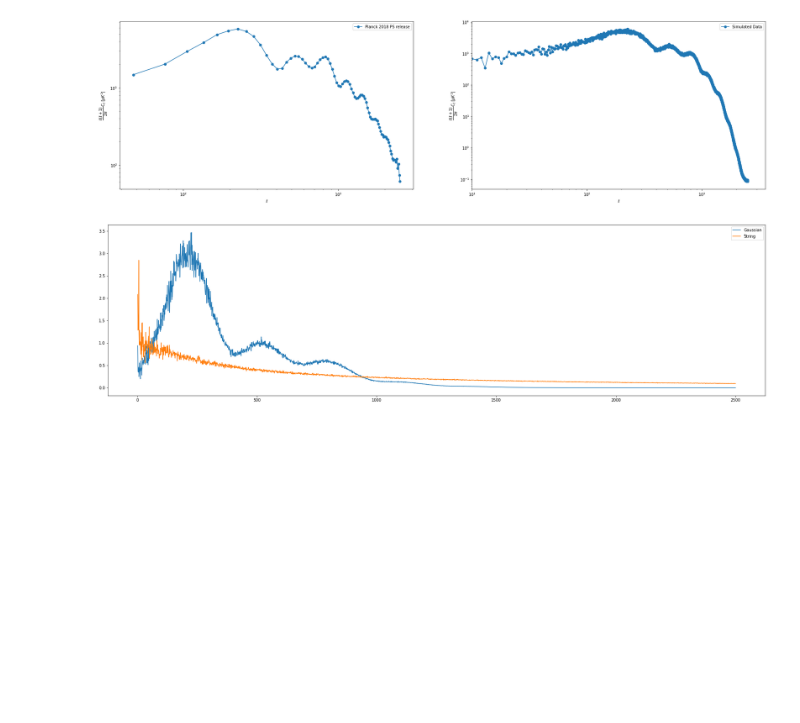
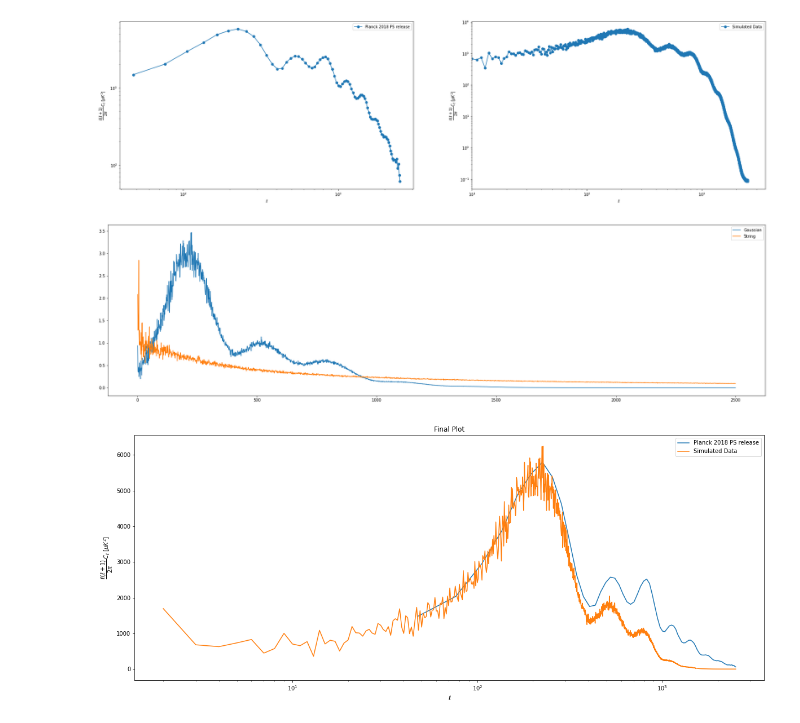
Before and after one commit to KumarDhruv/HealPy_Mollview, a Jupyter notebook: New.ipynb, the cells around one changed output. Saved outputs shown, nothing was run; the diff lists cells and outputs as text; code cells hidden in the pictures; blank space fills up the shorter version.

Commit message:
Final graph plotted

```diff
--- a/New.ipynb
+++ b/New.ipynb
@@ -131,10 +131,10 @@ plt.legend();
 !wget -O febecop_ffp10_lensed_scl_cmb_100_mc_0003.fits "http://pla.esac.esa.int/pla/aio/product-action?SIMULATED_MAP.FILE_ID=febecop_ffp10_lensed_scl_cmb_100_mc_0003.fits"
 !wget -O febecop_ffp10_lensed_scl_cmb_100_mc_0004.fits "http://pla.esac.esa.int/pla/aio/product-action?SIMULATED_MAP.FILE_ID=febecop_ffp10_lensed_scl_cmb_100_mc_0004.fits"
 # %%
-g0 = hp.read_map("/content/febecop_ffp10_lensed_scl_cmb_100_mc_0000.fits")
-g1 = hp.read_map("/content/febecop_ffp10_lensed_scl_cmb_100_mc_0001.fits")
-g2 = hp.read_map("/content/febecop_ffp10_lensed_scl_cmb_100_mc_0002.fits")
-g3 = hp.read_map("/content/febecop_ffp10_lensed_scl_cmb_100_mc_0003.fits")
-g4 = hp.read_map("/content/febecop_ffp10_lensed_scl_cmb_100_mc_0004.fits")
+g0 = hp.read_map("/content/febecop_ffp10_lensed_scl_cmb_100_mc_0000.fits",nest=1)
+g1 = hp.read_map("/content/febecop_ffp10_lensed_scl_cmb_100_mc_0001.fits",nest=1)
+g2 = hp.read_map("/content/febecop_ffp10_lensed_scl_cmb_100_mc_0002.fits",nest=1)
+g3 = hp.read_map("/content/febecop_ffp10_lensed_scl_cmb_100_mc_0003.fits",nest=1)
+g4 = hp.read_map("/content/febecop_ffp10_lensed_scl_cmb_100_mc_0004.fits",nest=1)
 # %%
 g_mean = (g0 + g1 + g2 + g3 + g4) / 5
@@ -142,0 +141,18 @@ g_mean = (g0 + g1 + g2 + g3 + g4) / 5
+# %%
+g_mean -= np.mean(g_mean)
+g_mean /= np.std(g_mean)
+# %%
+ll_gauss, cl_gauss = powering(g_mean, lmax = 2500)
+# %%
+plt.figure(figsize = (20, 8))
+D_l_str = cl_gauss[2:] * ll_gauss[2:] * (ll_gauss[2:]+1)
+
+plt.plot(cmb_binned_spectrum[:,0], cmb_binned_spectrum[:,1], label='Planck 2018 PS release')
+plt.plot(ll_gauss[2:],D_l*1800, label = 'Simulated Data')
+plt.xscale('log')
+plt.ylabel("$\dfrac{\ell(\ell+1)}{2\pi} C_\ell~[\mu K^2]$")
+plt.xlabel("$\ell$")
+plt.title("Final Plot")
+plt.legend();
+# %% [output]
+[figure, added]
```
Also changed, not shown: parts of 1 cell of this notebook.
